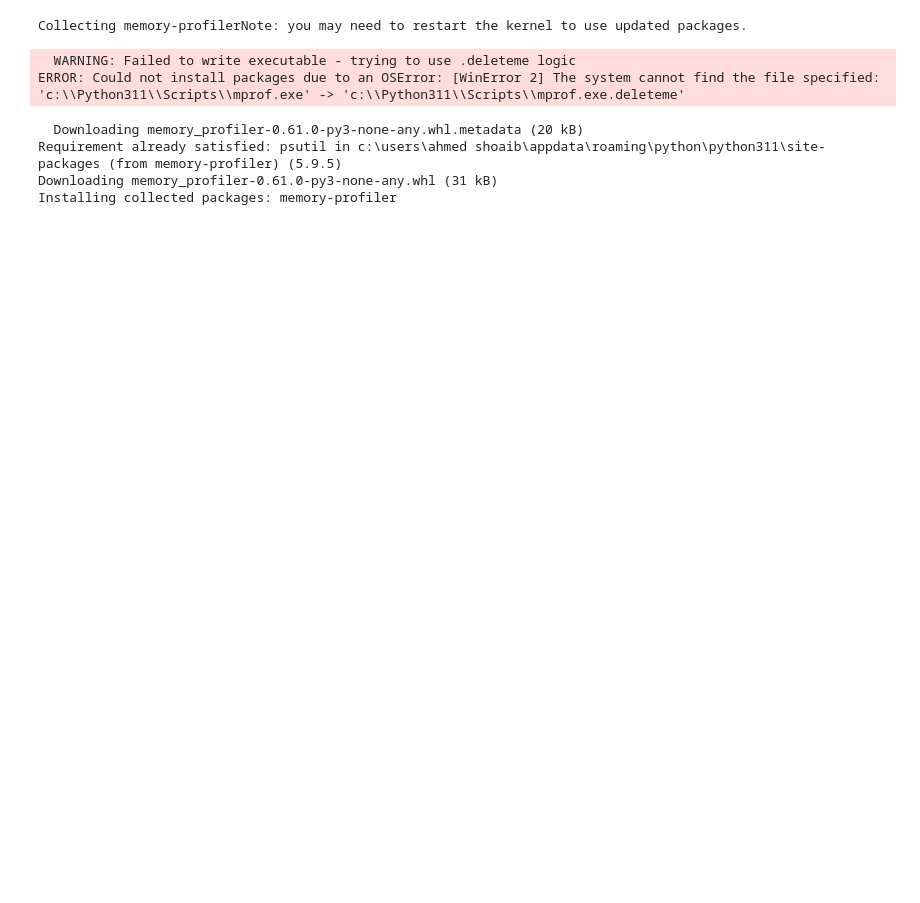
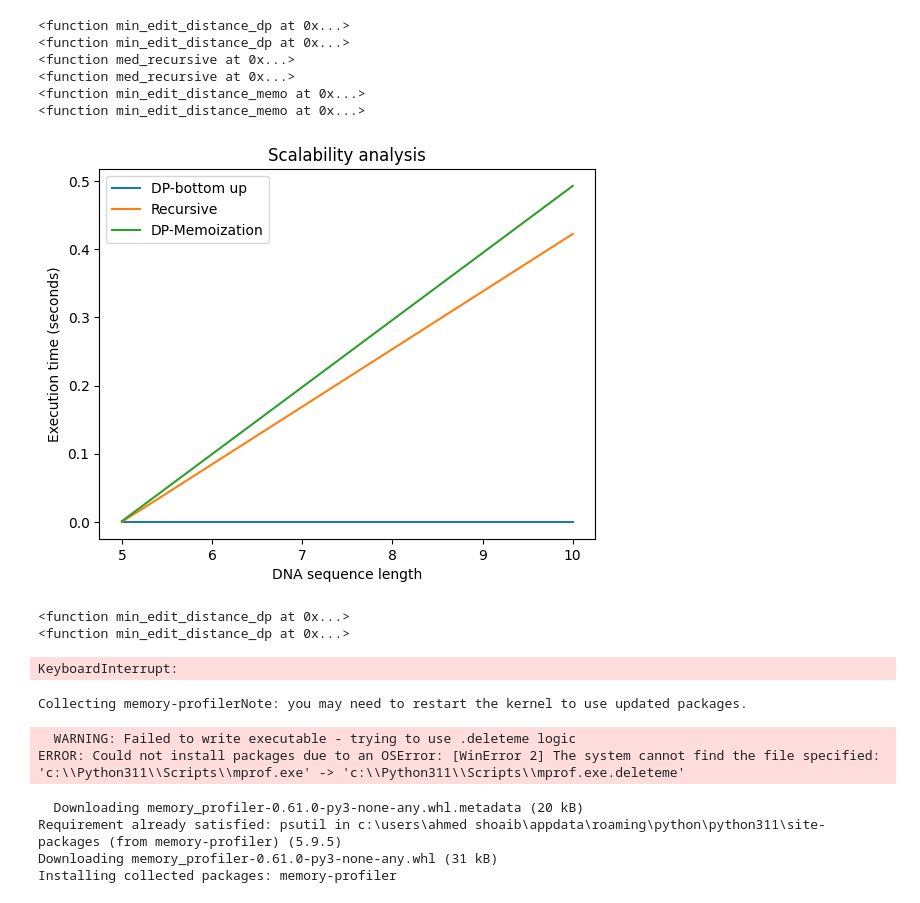
Before and after one commit to as07313/ADA_project, a Jupyter notebook: analysis.ipynb, the cells around one changed output. Saved outputs shown, nothing was run; the diff lists cells and outputs as text; code cells hidden in the pictures; blank space fills up the shorter version.

```diff
--- a/analysis.ipynb
+++ b/analysis.ipynb
@@ -22,34 +22,97 @@ with open('zebra_fish_dna.txt', 'r') as file:
 human_dna = human_dna[:5000]
 zebra_fish_dna = zebra_fish_dna[:5000]
 
 
 
-lengths = [5, 10,15]
+lengths = [5, 10]
 # all dynamic programming functions
 functions = [min_edit_distance_dp, med_recursive, min_edit_distance_memo ]
 labels = ['DP-bottom up', 'Recursive', 'DP-Memoization' ]
 
 for function, label in zip(functions, labels):
     times = []
     for length in lengths:
         dna1 = human_dna[:length]
         dna2 = zebra_fish_dna[:length]
         print(function)
 
         start_time = time.time()
         function(dna1, dna2)
         end_time = time.time()
 
         elapsed_time = end_time - start_time
         times.append(elapsed_time)
 
     plt.plot(lengths, times, label=label)
 
 plt.xlabel('DNA sequence length')
 plt.ylabel('Execution time (seconds)')
 plt.title('Scalability analysis')
 plt.legend()
 plt.show()
+# %% [output]
+<function min_edit_distance_dp at 0x...>
+<function min_edit_distance_dp at 0x...>
+<function med_recursive at 0x...>
+<function med_recursive at 0x...>
+<function min_edit_distance_memo at 0x...>
+<function min_edit_distance_memo at 0x...>
+[figure, added]
+# %%
+# Import your functions here
+from dynamic_program import min_edit_distance_dp
+from recursive import med_recursive
+from dynamic_program_memo import min_edit_distance_memo
+from divide_n_conquer import min_edit_distance_dnc
+from dynamic_program_space import min_edit_distance_space_optimized
+import seaborn as sns
+
+# set recursion limit to 10^6
+with open('human_dna.txt', 'r') as file:
+    human_dna = file.read().replace('\n', '')
+
+with open('zebra_fish_dna.txt', 'r') as file:
+    zebra_fish_dna = file.read().replace('\n', '')
+
+# Calculate the minimum edit distance between the two DNA sequences
+
+human_dna = human_dna[:5000]
+zebra_fish_dna = zebra_fish_dna[:5000]
+
+
+
+
+# all dynamic programming functions
+functions = [min_edit_distance_dp,min_edit_distance_space_optimized , min_edit_distance_memo ]
+labels = ['DP-bottom up', 'DP-Space Optimized', 'DP-Memoization' ]
+
+for function, label in zip(functions, labels):
+    times = []
+    for length in lengths:
+        dna1 = human_dna[:5000]
+        dna2 = zebra_fish_dna[:5000]
+        print(function)
+
+        start_time = time.time()
+        function(dna1, dna2)
+        end_time = time.time()
+
+        elapsed_time = end_time - start_time
+        times.append(elapsed_time)
+
+# seaborn style
+sns.set_style("whitegrid")
+sns.set_palette("husl")
+
+sns.barplot(x=labels, y=times)
+plt.xlabel('Algorithm')
+plt.ylabel('Execution time (seconds) to calculate MED')
+plt.title('Comparison of execution time between different algorithms')
+plt.show()
+# %% [output]
+<function min_edit_distance_dp at 0x...>
+<function min_edit_distance_dp at 0x...>
+KeyboardInterrupt:
 # %%
 
 %pip install memory-profiler
```
Also changed, not shown: parts of 1 cell of this notebook, 2 other files.
